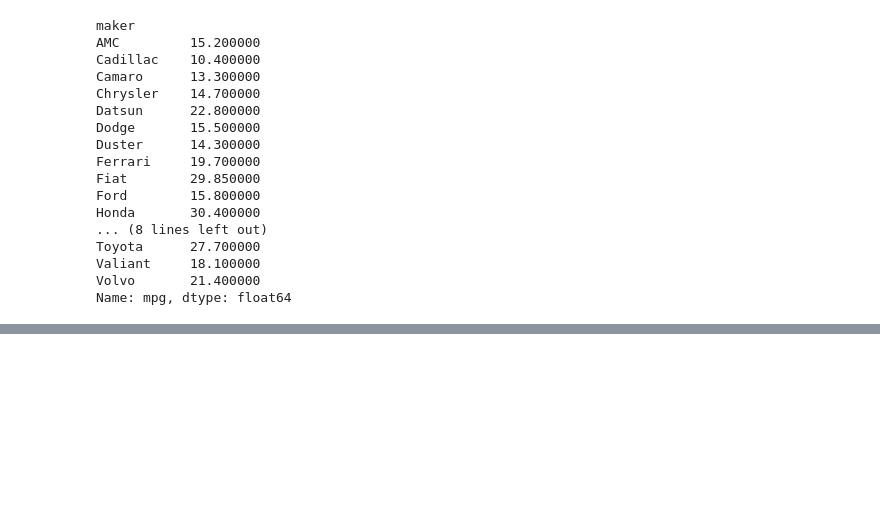
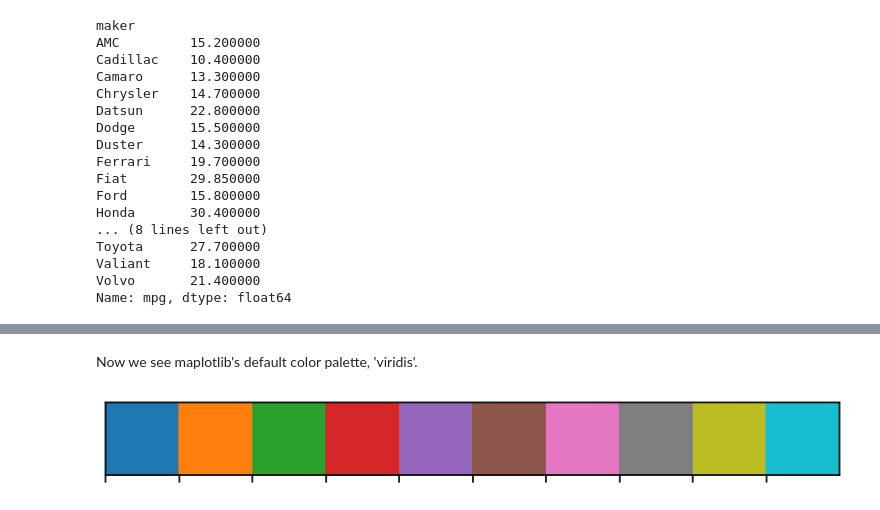
Before and after one commit to crdcamp/lin-reg-application, a Jupyter notebook: references/1_exploratory_data_analysis.ipynb, the cells around one changed output, grey strips where cells are left out. Drawn from its saved outputs; the diff is of its cells as text; code cells hidden in the pictures; blank space fills up the shorter version.

```diff
--- a/references/1_exploratory_data_analysis.ipynb
+++ b/references/1_exploratory_data_analysis.ipynb
@@ -128,0 +141,9 @@ The basic workflow is as follows:
+# %%
+sns.set_context("notebook")
+sns.set_color_codes()
+# %% [markdown]
+Now we see maplotlib's default color palette, 'viridis'.
+# %%
+sns.palplot(sns.color_palette())
+# %% [output]
+[figure, added]
```
Also changed, not shown: parts of 5 cells of this notebook.
